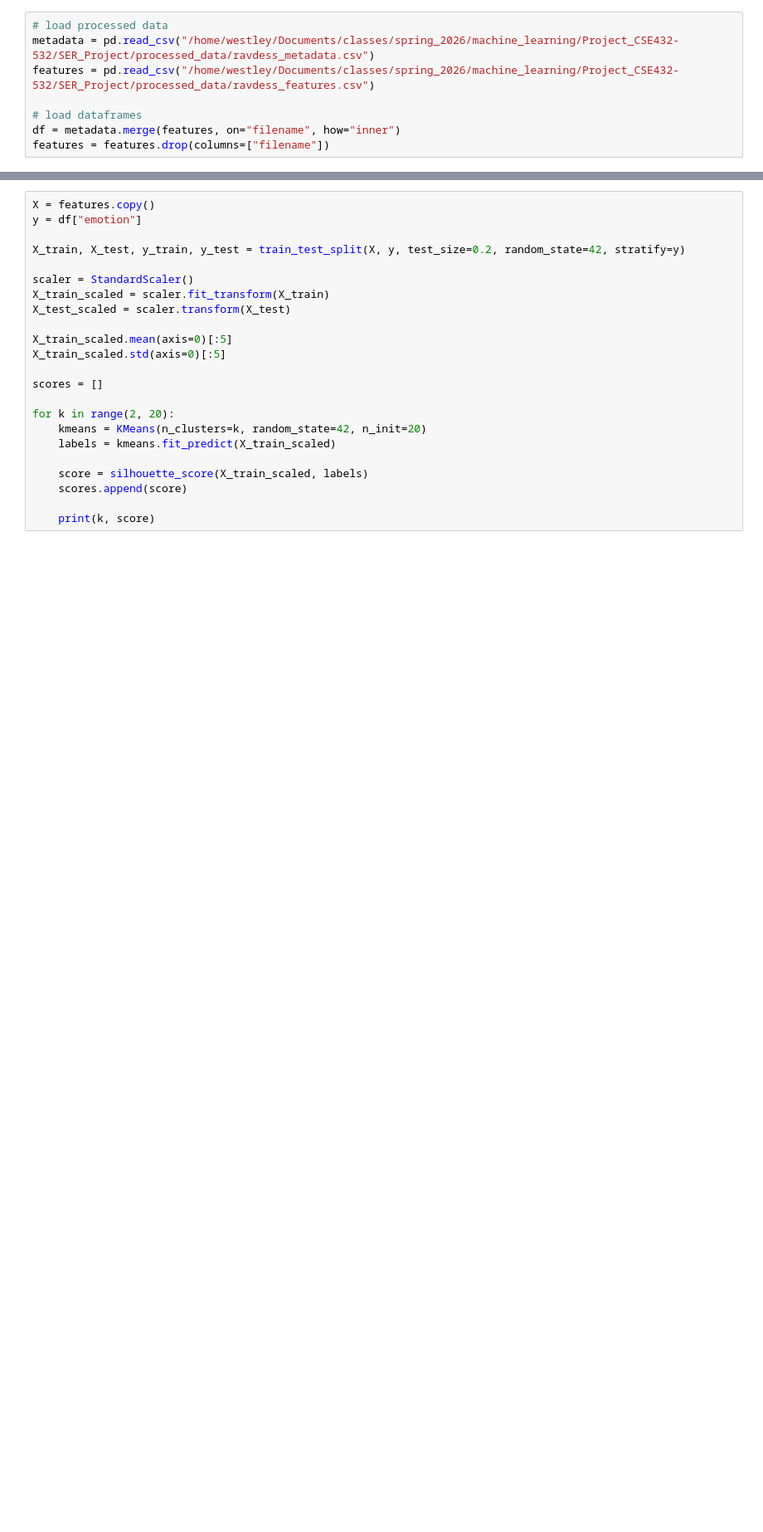
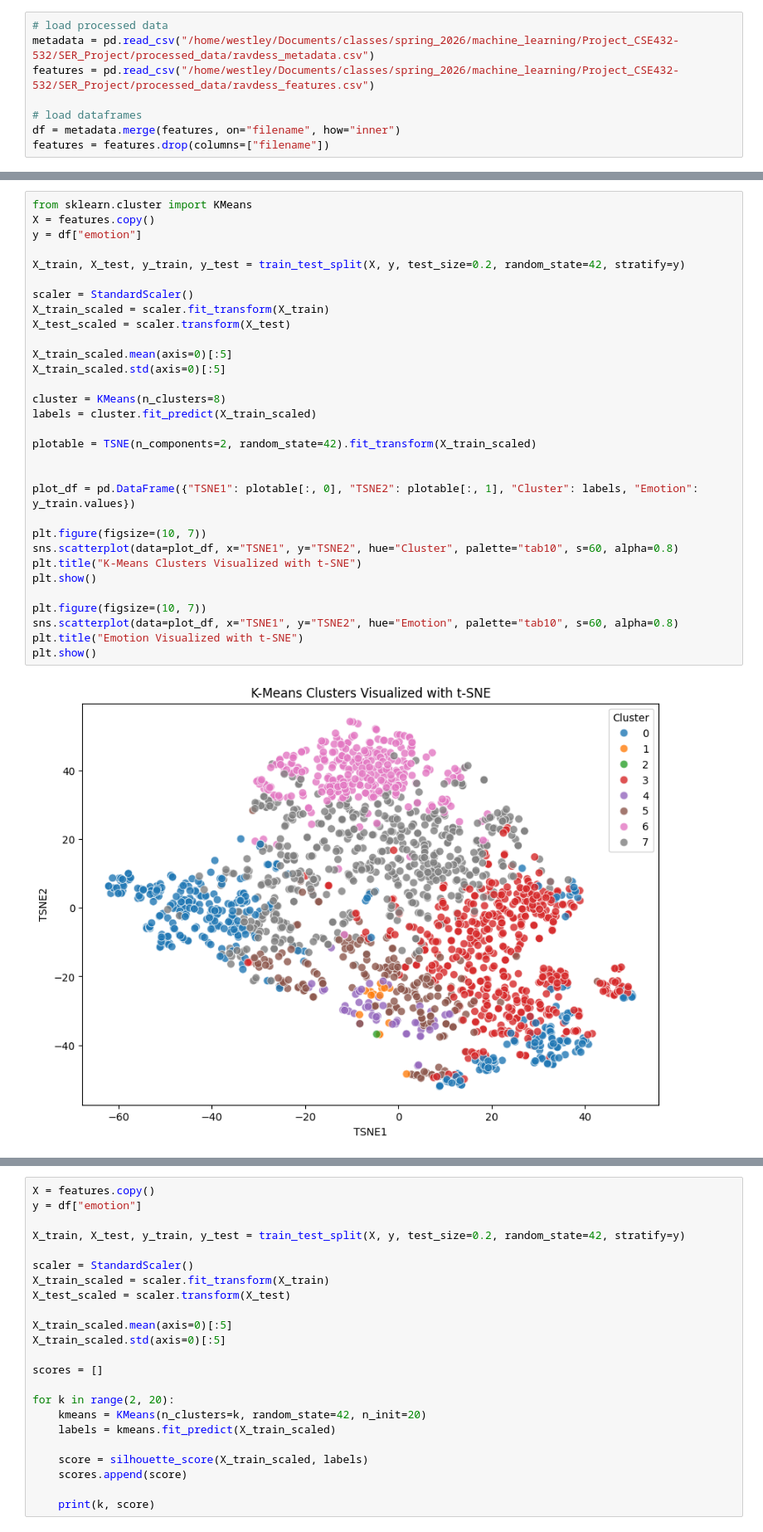
Before and after one commit to DylanBKendall/Project_CSE432-532, a Jupyter notebook: SER_Project/notebooks/clustering.ipynb, the cells around one changed output, grey strips where cells are left out. Shown at 83% size. Cells and saved outputs as stored; diff of their text form; blank space fills up the shorter version.

```diff
--- a/SER_Project/notebooks/clustering.ipynb
+++ b/SER_Project/notebooks/clustering.ipynb
@@ -69 +70,34 @@ plt.show()
 [figure]
+# %%
+from sklearn.cluster import KMeans
+X = features.copy()
+y = df["emotion"]
+
+X_train, X_test, y_train, y_test = train_test_split(X, y, test_size=0.2, random_state=42, stratify=y)
+
+scaler = StandardScaler()
+X_train_scaled = scaler.fit_transform(X_train)
+X_test_scaled = scaler.transform(X_test)
+
+X_train_scaled.mean(axis=0)[:5]
+X_train_scaled.std(axis=0)[:5]
+
+cluster = KMeans(n_clusters=8)
+labels = cluster.fit_predict(X_train_scaled)
+
+plotable = TSNE(n_components=2, random_state=42).fit_transform(X_train_scaled)
+
+
+plot_df = pd.DataFrame({"TSNE1": plotable[:, 0], "TSNE2": plotable[:, 1], "Cluster": labels, "Emotion": y_train.values})
+
+plt.figure(figsize=(10, 7))
+sns.scatterplot(data=plot_df, x="TSNE1", y="TSNE2", hue="Cluster", palette="tab10", s=60, alpha=0.8)
+plt.title("K-Means Clusters Visualized with t-SNE")
+plt.show()
+
+plt.figure(figsize=(10, 7))
+sns.scatterplot(data=plot_df, x="TSNE1", y="TSNE2", hue="Emotion", palette="tab10", s=60, alpha=0.8)
+plt.title("Emotion Visualized with t-SNE")
+plt.show()
+# %% [output]
+[figure, added]
```
Also changed, not shown: parts of 2 cells of this notebook, 1 other file.
